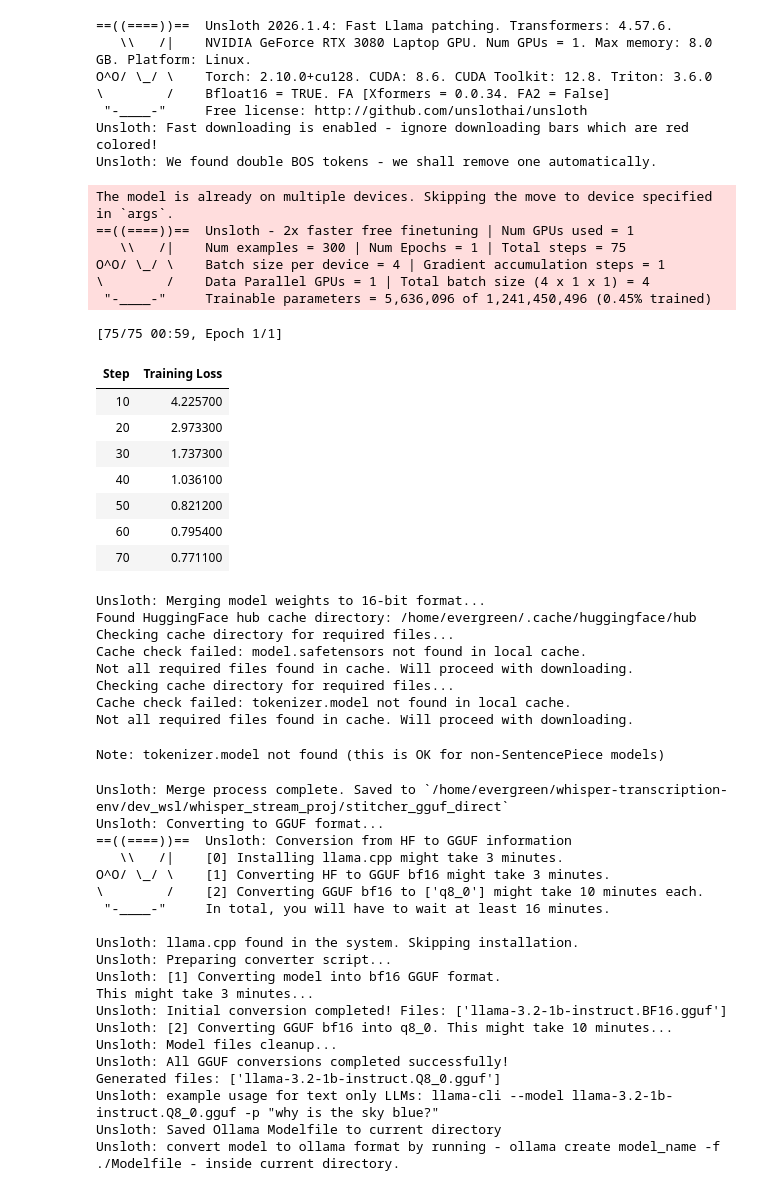
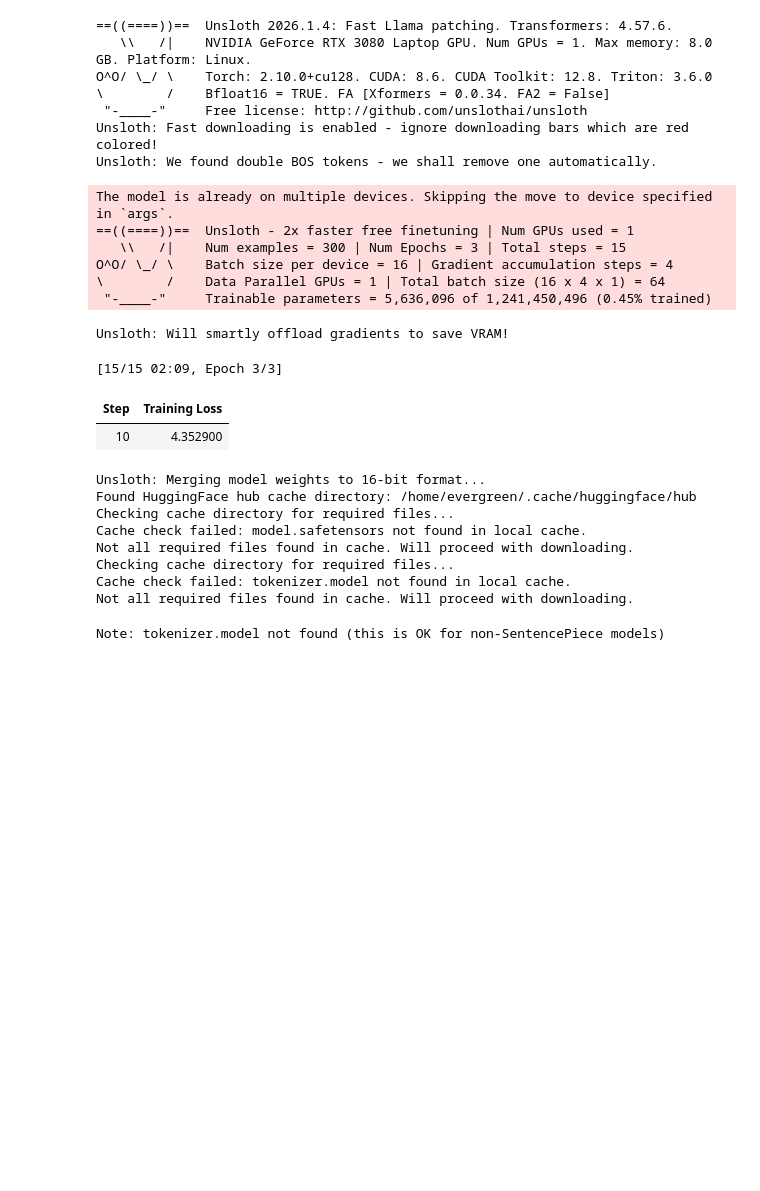
Before and after one commit to evergreen-helix/whisper_stream_proj, a Jupyter notebook: train_model.ipynb, the cells around one changed output. Saved outputs shown, nothing was run; the diff lists cells and outputs as text; code cells hidden in the pictures; blank space fills up the shorter version.

```diff
--- a/train_model.ipynb
+++ b/train_model.ipynb
@@ -29,17 +29,17 @@ class TrainingConfig:
 
     lora_rank: int = 8
     lora_alpha: int = 16
-    lora_dropout: float = 0.0
+    lora_dropout: float = 0.05
     target_modules: list = field(default_factory=lambda: [
         "q_proj", "k_proj", "v_proj", "o_proj",
         "gate_proj", "up_proj", "down_proj",
     ])
 
-    num_epochs: int = 1
-    batch_size: int = 4
-    gradient_accumulation_steps: int = 1
-    learning_rate: float = 5e-5
-    warmup_steps: int = 10
+    num_epochs: int = 3
+    batch_size: int = 16
+    gradient_accumulation_steps: int = 4
+    learning_rate: float = 2e-4
+    warmup_steps: int = 50
     weight_decay: float = 0.01
     lr_scheduler: str = "cosine"
 
@@ -165,61 +165,44 @@ def train(config: TrainingConfig):
 # %%
 config = TrainingConfig()
 model, tokenizer = train(config)
 
 model.save_pretrained_gguf(
-    "stitcher_gguf_direct",
+    "testdir/stitcher_gguf_direct",
     tokenizer,
     quantization_method="q8_0",
 )
+
+target_dir = "testdir/stitcher_gguf_direct"
+
+for gguf_file in glob.glob("*.gguf"):
+    shutil.move(gguf_file, os.path.join(target_dir, gguf_file))
+
+if os.path.exists("Modelfile"):
+    shutil.move("Modelfile", os.path.join(target_dir, "Modelfile"))
 # %% [output]
 ==((====))==  Unsloth 2026.1.4: Fast Llama patching. Transformers: 4.57.6.
    \\   /|    NVIDIA GeForce RTX 3080 Laptop GPU. Num GPUs = 1. Max memory: 8.0 GB. Platform: Linux.
 O^O/ \_/ \    Torch: 2.10.0+cu128. CUDA: 8.6. CUDA Toolkit: 12.8. Triton: 3.6.0
 \        /    Bfloat16 = TRUE. FA [Xformers = 0.0.34. FA2 = False]
  "-____-"     Free license: http://github.com/unslothai/unsloth
 Unsloth: Fast downloading is enabled - ignore downloading bars which are red colored!
 Unsloth: We found double BOS tokens - we shall remove one automatically.
 The model is already on multiple devices. Skipping the move to device specified in `args`.
 ==((====))==  Unsloth - 2x faster free finetuning | Num GPUs used = 1
-   \\   /|    Num examples = 300 | Num Epochs = 1 | Total steps = 75
-O^O/ \_/ \    Batch size per device = 4 | Gradient accumulation steps = 1
-\        /    Data Parallel GPUs = 1 | Total batch size (4 x 1 x 1) = 4
+   \\   /|    Num examples = 300 | Num Epochs = 3 | Total steps = 15
+O^O/ \_/ \    Batch size per device = 16 | Gradient accumulation steps = 4
+\        /    Data Parallel GPUs = 1 | Total batch size (16 x 4 x 1) = 64
  "-____-"     Trainable parameters = 5,636,096 of 1,241,450,496 (0.45% trained)
-[75/75 00:59, Epoch 1/1]
+Unsloth: Will smartly offload gradients to save VRAM!
+[15/15 02:09, Epoch 3/3]
 | Step | Training Loss |
-| 10 | 4.225700 |
-| 20 | 2.973300 |
-| 30 | 1.737300 |
-| 40 | 1.036100 |
-| 50 | 0.821200 |
-| 60 | 0.795400 |
-| 70 | 0.771100 |
+| 10 | 4.352900 |
-Unsloth: Merging model weights to 16-bit format...
-Found HuggingFace hub cache directory: /home/evergreen/.cache/huggingface/hub
-Checking cache directory for required files...
-Cache check failed: model.safetensors not found in local cache.
-Not all required files found in cache. Will proceed with downloading.
-Checking cache directory for required files...
-Cache check failed: tokenizer.model not found in local cache.
-Not all required files found in cache. Will proceed with downloading.
-Note: tokenizer.model not found (this is OK for non-SentencePiece models)
+Unsloth: Merging model weights to 16-bit format...
+Found HuggingFace hub cache directory: /home/evergreen/.cache/huggingface/hub
+Checking cache directory for required files...
+Cache check failed: model.safetensors not found in local cache.
+Not all required files found in cache. Will proceed with downloading.
+Checking cache directory for required files...
+Cache check failed: tokenizer.model not found in local cache.
+Not all required files found in cache. Will proceed with downloading.
-Unsloth: Merge process complete. Saved to `/home/evergreen/whisper-transcription-env/dev_wsl/whisper_stream_proj/stitcher_gguf_direct`
-Unsloth: Converting to GGUF format...
-==((====))==  Unsloth: Conversion from HF to GGUF information
-   \\   /|    [0] Installing llama.cpp might take 3 minutes.
-O^O/ \_/ \    [1] Converting HF to GGUF bf16 might take 3 minutes.
-\        /    [2] Converting GGUF bf16 to ['q8_0'] might take 10 minutes each.
- "-____-"     In total, you will have to wait at least 16 minutes.
-
-Unsloth: llama.cpp found in the system. Skipping installation.
-Unsloth: Preparing converter script...
-Unsloth: [1] Converting model into bf16 GGUF format.
-This might take 3 minutes...
-Unsloth: Initial conversion completed! Files: ['llama-3.2-1b-instruct.BF16.gguf']
-Unsloth: [2] Converting GGUF bf16 into q8_0. This might take 10 minutes...
-Unsloth: Model files cleanup...
-Unsloth: All GGUF conversions completed successfully!
-Generated files: ['llama-3.2-1b-instruct.Q8_0.gguf']
-Unsloth: example usage for text only LLMs: llama-cli --model llama-3.2-1b-instruct.Q8_0.gguf -p "why is the sky blue?"
-Unsloth: Saved Ollama Modelfile to current directory
-Unsloth: convert model to ollama format by running - ollama create model_name -f ./Modelfile - inside current directory.
+Note: tokenizer.model not found (this is OK for non-SentencePiece models)
```
Also changed, not shown: parts of 7 cells of this notebook, 1 other file.
